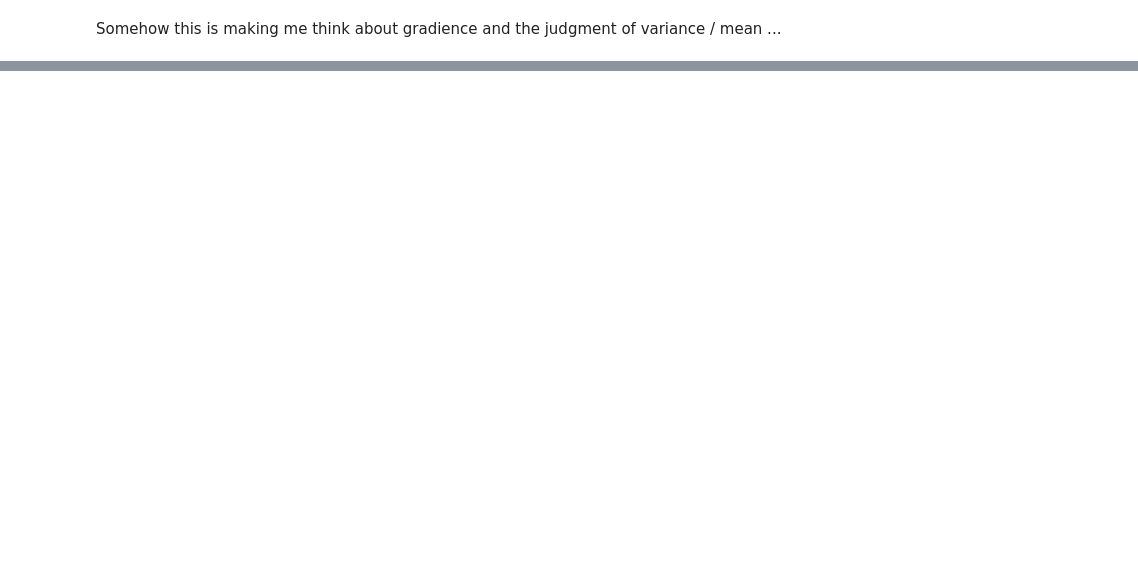
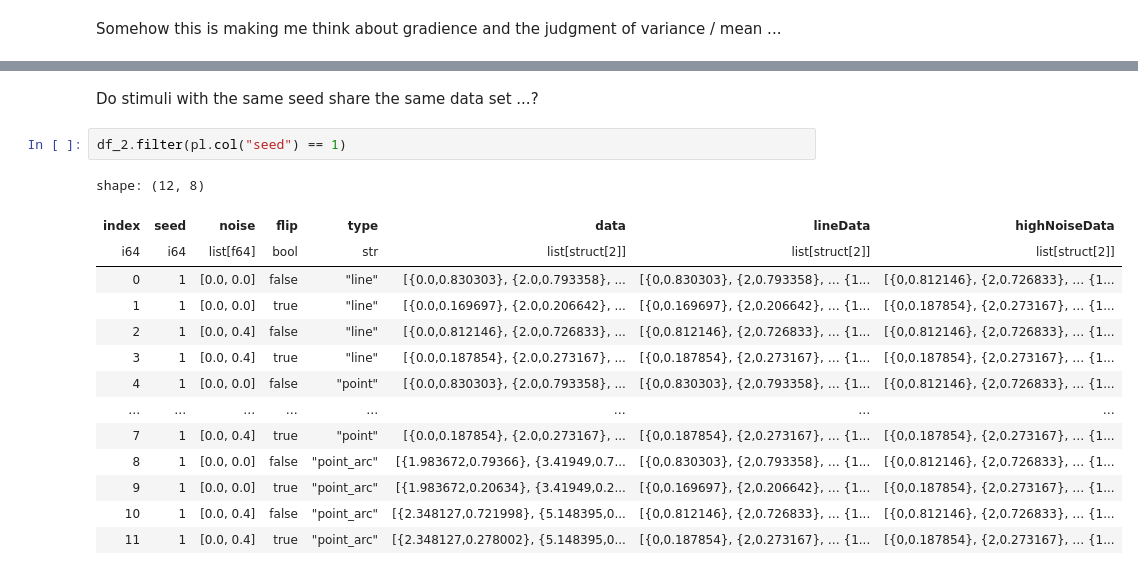
Before and after one commit to mika-long/vis-decode-analysis, a Jupyter notebook: analysis/moritz/Stimuli.ipynb, the cells around one changed output, grey strips where cells are left out. Saved outputs shown, nothing was run; the diff lists cells and outputs as text; blank space fills up the shorter version.

```diff
--- a/analysis/moritz/Stimuli.ipynb
+++ b/analysis/moritz/Stimuli.ipynb
@@ -215,0 +240,19 @@ shape: (144, 8)
+# %% [markdown]
+Do stimuli with the same seed share the same data set ...?
+# %%
+df_2.filter(pl.col("seed") == 1)
+# %% [output]
+shape: (12, 8)
+| index | seed | noise | flip | type | data | lineData | highNoiseData |
+| i64 | i64 | list[f64] | bool | str | list[struct[2]] | list[struct[2]] | list[struct[2]] |
+| 0 | 1 | [0.0, 0.0] | false | "line" | [{0.0,0.830303}, {2.0,0.793358}, ... | [{0,0.830303}, {2,0.793358}, … {1... | [{0,0.812146}, {2,0.726833}, … {1... |
+| 1 | 1 | [0.0, 0.0] | true | "line" | [{0.0,0.169697}, {2.0,0.206642}, ... | [{0,0.169697}, {2,0.206642}, … {1... | [{0,0.187854}, {2,0.273167}, … {1... |
+| 2 | 1 | [0.0, 0.4] | false | "line" | [{0.0,0.812146}, {2.0,0.726833}, ... | [{0,0.812146}, {2,0.726833}, … {1... | [{0,0.812146}, {2,0.726833}, … {1... |
+| 3 | 1 | [0.0, 0.4] | true | "line" | [{0.0,0.187854}, {2.0,0.273167}, ... | [{0,0.187854}, {2,0.273167}, … {1... | [{0,0.187854}, {2,0.273167}, … {1... |
+| 4 | 1 | [0.0, 0.0] | false | "point" | [{0.0,0.830303}, {2.0,0.793358}, ... | [{0,0.830303}, {2,0.793358}, … {1... | [{0,0.812146}, {2,0.726833}, … {1... |
+| … | … | … | … | … | … | … | … |
+| 7 | 1 | [0.0, 0.4] | true | "point" | [{0.0,0.187854}, {2.0,0.273167}, ... | [{0,0.187854}, {2,0.273167}, … {1... | [{0,0.187854}, {2,0.273167}, … {1... |
+| 8 | 1 | [0.0, 0.0] | false | "point_arc" | [{1.983672,0.79366}, {3.41949,0.7... | [{0,0.830303}, {2,0.793358}, … {1... | [{0,0.812146}, {2,0.726833}, … {1... |
+| 9 | 1 | [0.0, 0.0] | true | "point_arc" | [{1.983672,0.20634}, {3.41949,0.2... | [{0,0.169697}, {2,0.206642}, … {1... | [{0,0.187854}, {2,0.273167}, … {1... |
+| 10 | 1 | [0.0, 0.4] | false | "point_arc" | [{2.348127,0.721998}, {5.148395,0... | [{0,0.812146}, {2,0.726833}, … {1... | [{0,0.812146}, {2,0.726833}, … {1... |
+| 11 | 1 | [0.0, 0.4] | true | "point_arc" | [{2.348127,0.278002}, {5.148395,0... | [{0,0.187854}, {2,0.273167}, … {1... | [{0,0.187854}, {2,0.273167}, … {1... |
```
Also changed, not shown: parts of 34 cells of this notebook.
